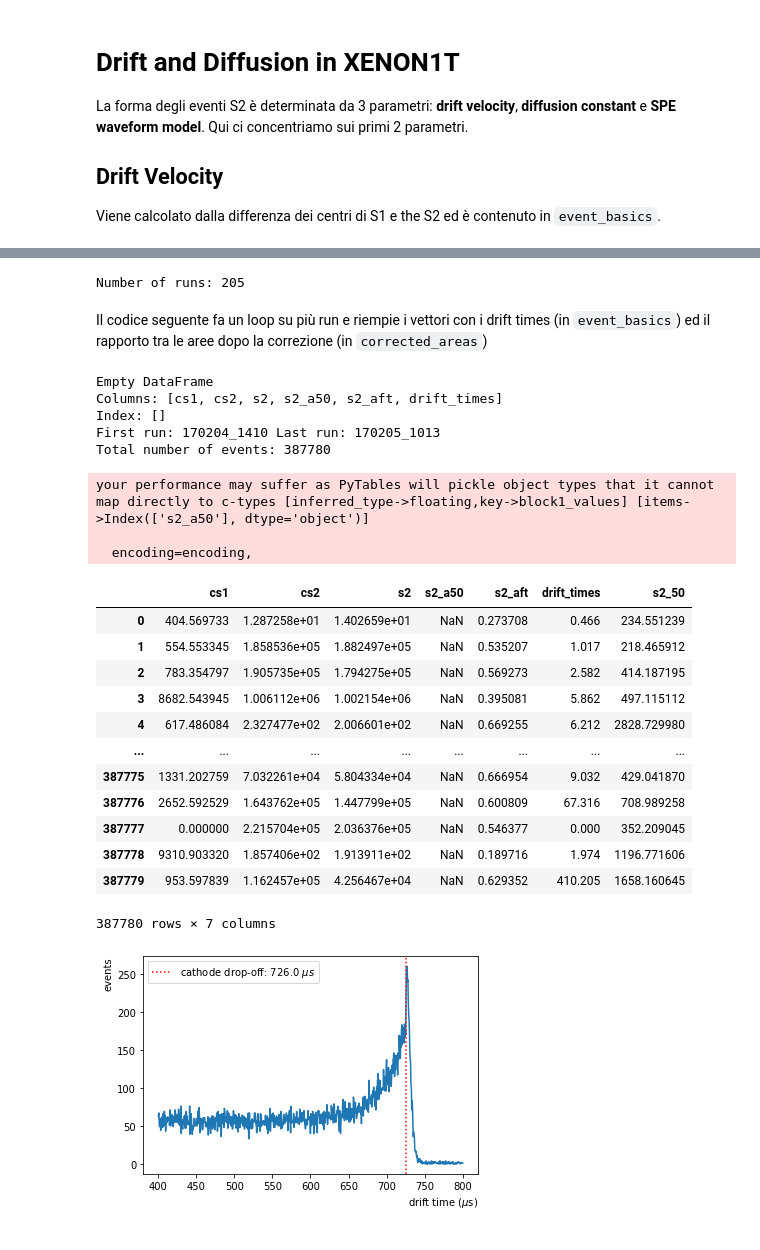
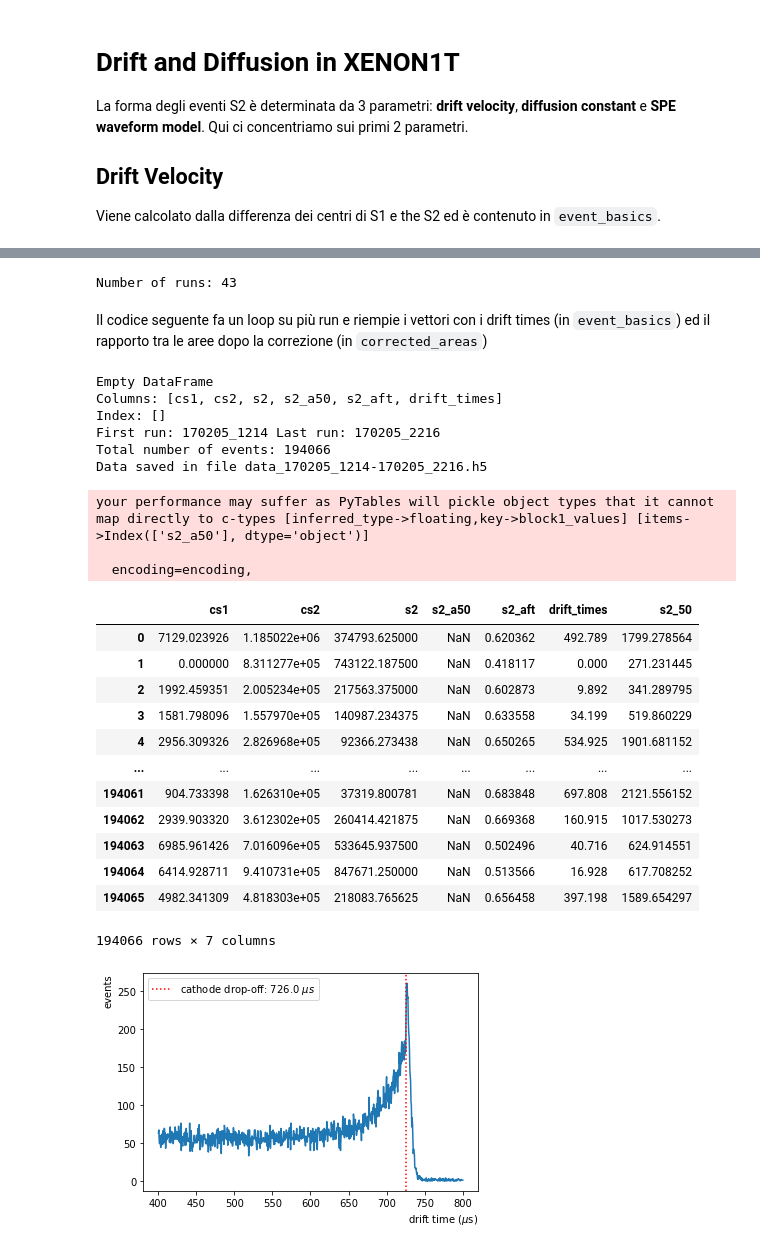
Before and after one commit to valerioda/xenon-note, a Jupyter notebook: drift_diffusion/drift_diffusion.ipynb, the cells around one changed output, grey strips where cells are left out. Cells and saved outputs as stored; diff of their text form; code cells hidden in the pictures.

Commit message:
data files

```diff
--- a/drift_diffusion/drift_diffusion.ipynb
+++ b/drift_diffusion/drift_diffusion.ipynb
@@ -22,4 +22,4 @@ import pandas as pd
 # %%
 st = straxen.contexts.xenon1t_dali()
 # %%
-runs = st.select_runs(available='event_info')
+runs = st.select_runs(available='event_info',run_mode='background_stable')
@@ -56,11 +46,11 @@ st.data_info('corrected_areas')
 # %%
 print('Number of runs:', len(runs))
 # %% [output]
-Number of runs: 205
+Number of runs: 43
 # %% [markdown]
 Il codice seguente fa un loop su più run e riempie i vettori con i drift times (in `event_basics`) ed il rapporto tra le aree dopo la correzione (in `corrected_areas`)
 # %%
-def select_events(runs,nr):
+def select_events( runs, nrun ,firstrun=0):
     s2 = []
     cs1 = []
     cs2 = []
@@ -69,8 +59,8 @@ def select_events(runs,nr):
     drift_times = []
     data = pd.DataFrame(columns=['cs1','cs2','s2','s2_a50','s2_aft','drift_times'])
     print(data)
-    for i in range(nr):
-        run_info = runs.iloc[i]
+    for i in range(nrun):
+        run_info = runs.iloc[i+firstrun]
         events = st.get_array(run_info['name'],'event_basics')
         c_areas = st.get_array(run_info['name'],'corrected_areas')
         for k in range(len(events)):
@@ -86,37 +76,42 @@ def select_events(runs,nr):
     data['s2_50'] = s2_50
     data['s2_aft'] = s2_aft
     data['drift_times'] = drift_times
-    print('First run:',runs.iloc[0]['name'],'Last run:',runs.iloc[nr]['name'])
+    frun = runs.iloc[firstrun]['name']
+    lrun = runs.iloc[nrun+firstrun]['name']
+    print('First run:',frun,'Last run:',lrun)
     print('Total number of events:',len(s2))
-    data.to_hdf('data.h5', key='data', mode='w')
+    fname = f'data_{frun}-{lrun}.h5'
+    data.to_hdf(fname, key='data', mode='w')
+    print('Data saved in file',fname)
     #return s2, cs1, cs2, s2_50, s2_aft, drift_times
     return data
 # %%
 #s2, cs1, cs2, s2_50, s2_aft, drift_times = select_events(runs,20)
-select_events( runs, 20 )
+select_events( runs, 10, 22 )
 # %% [output]
 Empty DataFrame
 Columns: [cs1, cs2, s2, s2_a50, s2_aft, drift_times]
 Index: []
-First run: 170204_1410 Last run: 170205_1013
-Total number of events: 387780
+First run: 170205_1214 Last run: 170205_2216
+Total number of events: 194066
+Data saved in file data_170205_1214-170205_2216.h5
 your performance may suffer as PyTables will pickle object types that it cannot
 map directly to c-types [inferred_type->floating,key->block1_values] [items->Index(['s2_a50'], dtype='object')]
 
   encoding=encoding,
 |  | cs1 | cs2 | s2 | s2_a50 | s2_aft | drift_times | s2_50 |
-| 0 | 404.569733 | 1.287258e+01 | 1.402659e+01 | NaN | 0.273708 | 0.466 | 234.551239 |
-| 1 | 554.553345 | 1.858536e+05 | 1.882497e+05 | NaN | 0.535207 | 1.017 | 218.465912 |
-| 2 | 783.354797 | 1.905735e+05 | 1.794275e+05 | NaN | 0.569273 | 2.582 | 414.187195 |
-| 3 | 8682.543945 | 1.006112e+06 | 1.002154e+06 | NaN | 0.395081 | 5.862 | 497.115112 |
-| 4 | 617.486084 | 2.327477e+02 | 2.006601e+02 | NaN | 0.669255 | 6.212 | 2828.729980 |
+| 0 | 7129.023926 | 1.185022e+06 | 374793.625000 | NaN | 0.620362 | 492.789 | 1799.278564 |
+| 1 | 0.000000 | 8.311277e+05 | 743122.187500 | NaN | 0.418117 | 0.000 | 271.231445 |
+| 2 | 1992.459351 | 2.005234e+05 | 217563.375000 | NaN | 0.602873 | 9.892 | 341.289795 |
+| 3 | 1581.798096 | 1.557970e+05 | 140987.234375 | NaN | 0.633558 | 34.199 | 519.860229 |
+| 4 | 2956.309326 | 2.826968e+05 | 92366.273438 | NaN | 0.650265 | 534.925 | 1901.681152 |
 | ... | ... | ... | ... | ... | ... | ... | ... |
-| 387775 | 1331.202759 | 7.032261e+04 | 5.804334e+04 | NaN | 0.666954 | 9.032 | 429.041870 |
-| 387776 | 2652.592529 | 1.643762e+05 | 1.447799e+05 | NaN | 0.600809 | 67.316 | 708.989258 |
-| 387777 | 0.000000 | 2.215704e+05 | 2.036376e+05 | NaN | 0.546377 | 0.000 | 352.209045 |
-| 387778 | 9310.903320 | 1.857406e+02 | 1.913911e+02 | NaN | 0.189716 | 1.974 | 1196.771606 |
-| 387779 | 953.597839 | 1.162457e+05 | 4.256467e+04 | NaN | 0.629352 | 410.205 | 1658.160645 |
+| 194061 | 904.733398 | 1.626310e+05 | 37319.800781 | NaN | 0.683848 | 697.808 | 2121.556152 |
+| 194062 | 2939.903320 | 3.612302e+05 | 260414.421875 | NaN | 0.669368 | 160.915 | 1017.530273 |
+| 194063 | 6985.961426 | 7.016096e+05 | 533645.937500 | NaN | 0.502496 | 40.716 | 624.914551 |
+| 194064 | 6414.928711 | 9.410731e+05 | 847671.250000 | NaN | 0.513566 | 16.928 | 617.708252 |
+| 194065 | 4982.341309 | 4.818303e+05 | 218083.765625 | NaN | 0.656458 | 397.198 | 1589.654297 |
-387780 rows × 7 columns
+194066 rows × 7 columns
 # %%
 data = pd.read_hdf('data.h5', 'data')
 # %%
```
Also changed, not shown: parts of 4 cells of this notebook, 8 other files.
